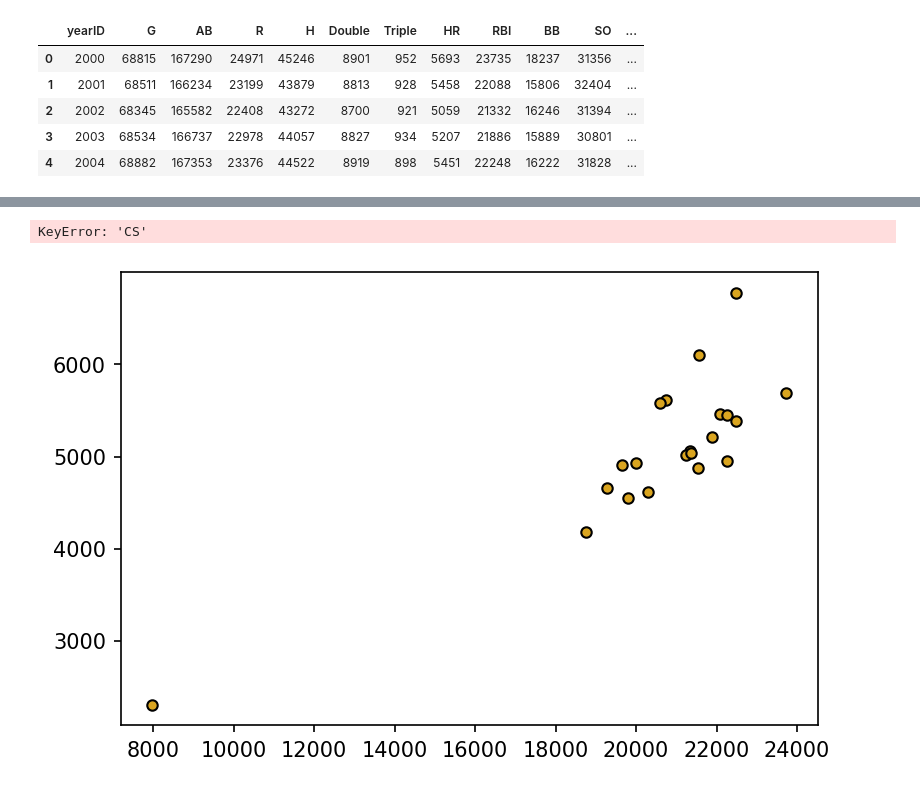
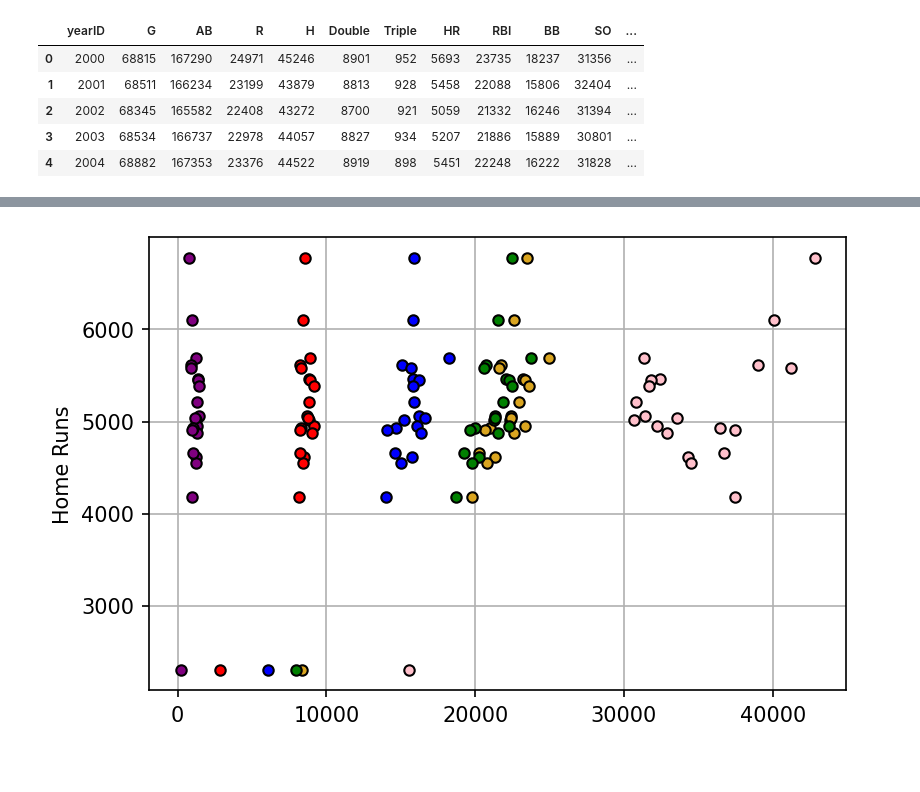
Before and after one commit to dswetlik/BaseballHRPrediction, a Jupyter notebook: BaseballReport.ipynb, the cells around one changed output, grey strips where cells are left out. Cells and saved outputs as stored; diff of their text form; code cells hidden in the pictures.

```diff
--- a/BaseballReport.ipynb
+++ b/BaseballReport.ipynb
@@ -386,12 +382,13 @@ strong multicollinearity or other numerical problems.
 # %%
 plt.figure(dpi = 150)
 plt.plot(newBaseball['R'], newBaseball['HR'], '.', markersize=10, markeredgecolor="black", color="goldenrod")
 plt.plot(newBaseball['Double'], newBaseball['HR'], '.', markersize=10, markeredgecolor="black", color="red")
 plt.plot(newBaseball['RBI'], newBaseball['HR'], '.', markersize=10, markeredgecolor="black", color="green")
 plt.plot(newBaseball['BB'], newBaseball['HR'], '.', markersize=10, markeredgecolor="black", color="blue")
+plt.plot(newBaseball['SO'], newBaseball['HR'], '.', markersize=10, markeredgecolor="black", color="pink")
+plt.plot(newBaseball['IBB'], newBaseball['HR'], '.', markersize=10, markeredgecolor="black", color="purple")
 plt.ylabel("Home Runs")
 plt.grid()
 plt.show()
 # %% [output]
-KeyError: 'CS'
-[figure, old version]
+[figure, new version]
```
Also changed, not shown: parts of 4 cells of this notebook.
